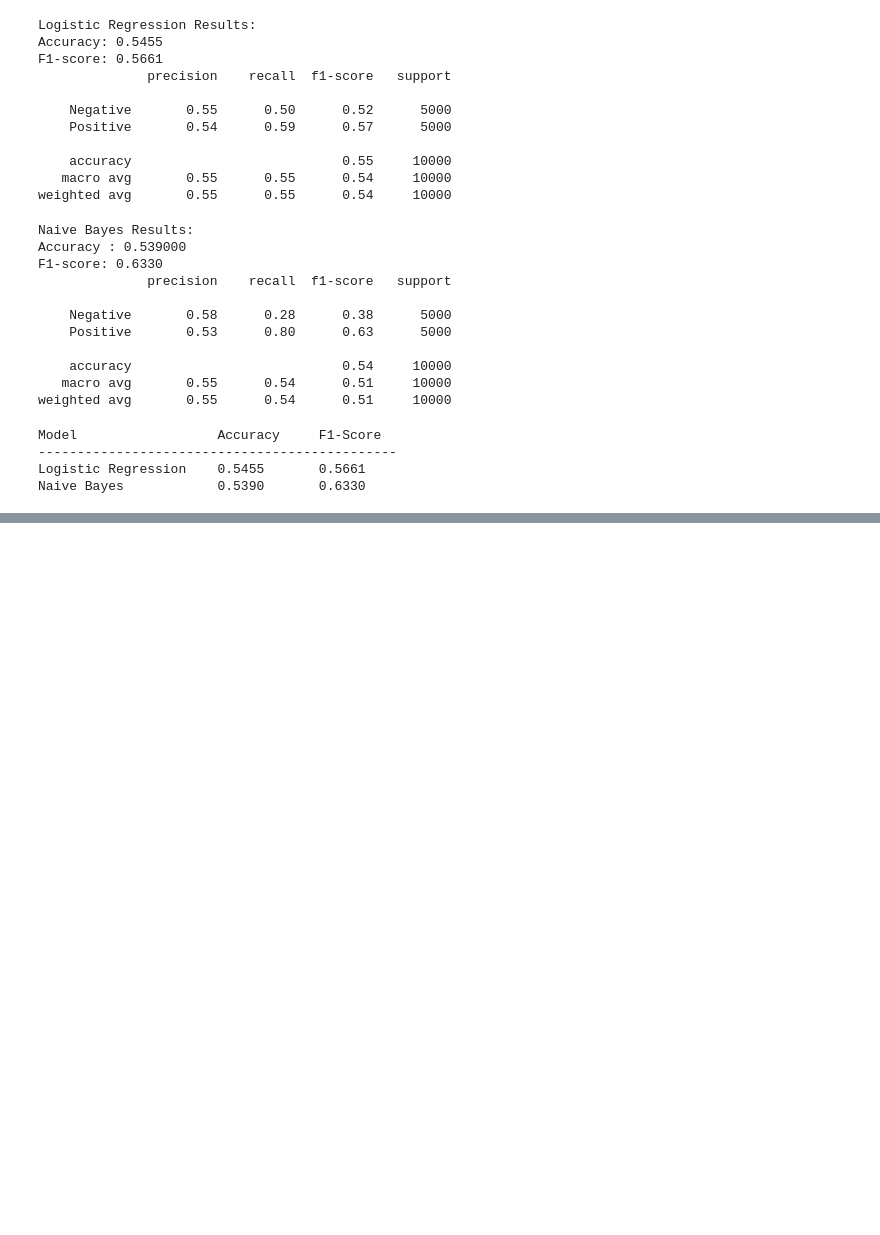
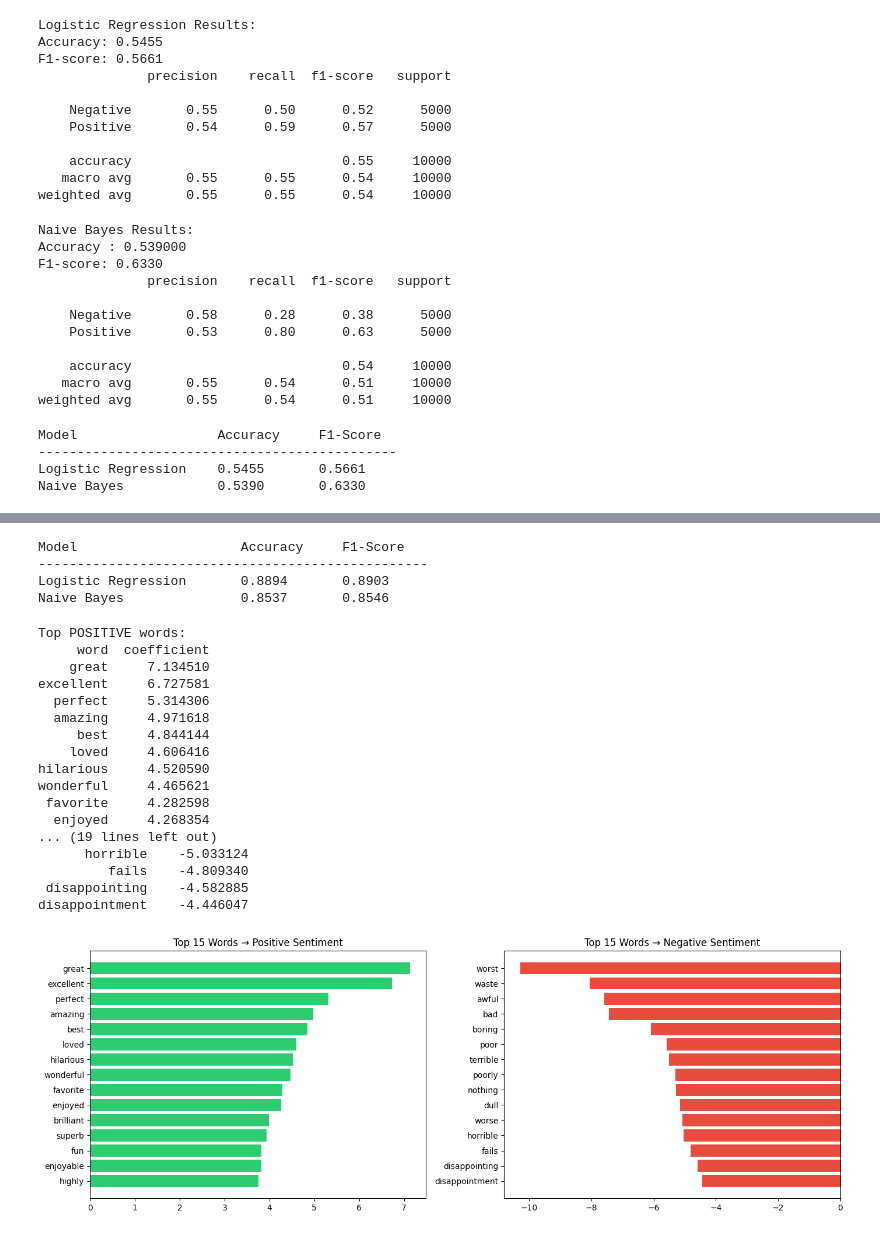
Before and after one commit to Deepika-J2106/sentiment-analysis-nlp, a Jupyter notebook: Sentimentanalysis.ipynb, the cells around one changed output, grey strips where cells are left out. Drawn from its saved outputs; the diff is of its cells as text; code cells hidden in the pictures; blank space fills up the shorter version.

```diff
--- a/Sentimentanalysis.ipynb
+++ b/Sentimentanalysis.ipynb
@@ -200,0 +346,69 @@ Naive Bayes            0.5390       0.6330
+# %%
+print(f"\n{'Model':<25} {'Accuracy':<12} {'F1-Score'}")
+print("-" * 50)
+print(f"{'Logistic Regression':<25} {accuracy_score(y_test, lr_preds):<12.4f} {f1_score(y_test, lr_preds):.4f}")
+print(f"{'Naive Bayes':<25} {accuracy_score(y_test, nb_preds):<12.4f} {f1_score(y_test, nb_preds):.4f}")
+# %% [output]
+Model                     Accuracy     F1-Score
+--------------------------------------------------
+Logistic Regression       0.8894       0.8903
+Naive Bayes               0.8537       0.8546
+# %%
+import numpy as np
+import pandas as pd
+
+feature_names = tfidf.get_feature_names_out()
+coefficients = lr.coef_[0]
+
+# Top 15 words pushing toward POSITIVE sentiment
+top_positive_idx = np.argsort(coefficients)[-15:][::-1]
+top_positive = pd.DataFrame({
+    'word': feature_names[top_positive_idx],
+    'coefficient': coefficients[top_positive_idx]
+})
+
+# Top 15 words pushing toward NEGATIVE sentiment
+top_negative_idx = np.argsort(coefficients)[:15]
+top_negative = pd.DataFrame({
+    'word': feature_names[top_negative_idx],
+    'coefficient': coefficients[top_negative_idx]
+})
+
+print("Top POSITIVE words:")
+print(top_positive.to_string(index=False))
+print("\nTop NEGATIVE words:")
+print(top_negative.to_string(index=False))
+
+# Plot both
+fig, (ax1, ax2) = plt.subplots(1, 2, figsize=(14, 5))
+
+ax1.barh(top_positive['word'], top_positive['coefficient'], color='#2ecc71')
+ax1.set_title('Top 15 Words → Positive Sentiment')
+ax1.invert_yaxis()
+
+ax2.barh(top_negative['word'], top_negative['coefficient'], color='#e74c3c')
+ax2.set_title('Top 15 Words → Negative Sentiment')
+ax2.invert_yaxis()
+
+plt.tight_layout()
+plt.savefig('top_words_by_sentiment.png', dpi=150, bbox_inches='tight')
+plt.show()
+# %% [output]
+Top POSITIVE words:
+     word  coefficient
+    great     7.134510
+excellent     6.727581
+  perfect     5.314306
+  amazing     4.971618
+     best     4.844144
+    loved     4.606416
+hilarious     4.520590
+wonderful     4.465621
+ favorite     4.282598
+  enjoyed     4.268354
+... (19 lines left out)
+      horrible    -5.033124
+         fails    -4.809340
+ disappointing    -4.582885
+disappointment    -4.446047
+[figure, added]
```
Also changed, not shown: parts of 14 cells of this notebook.
